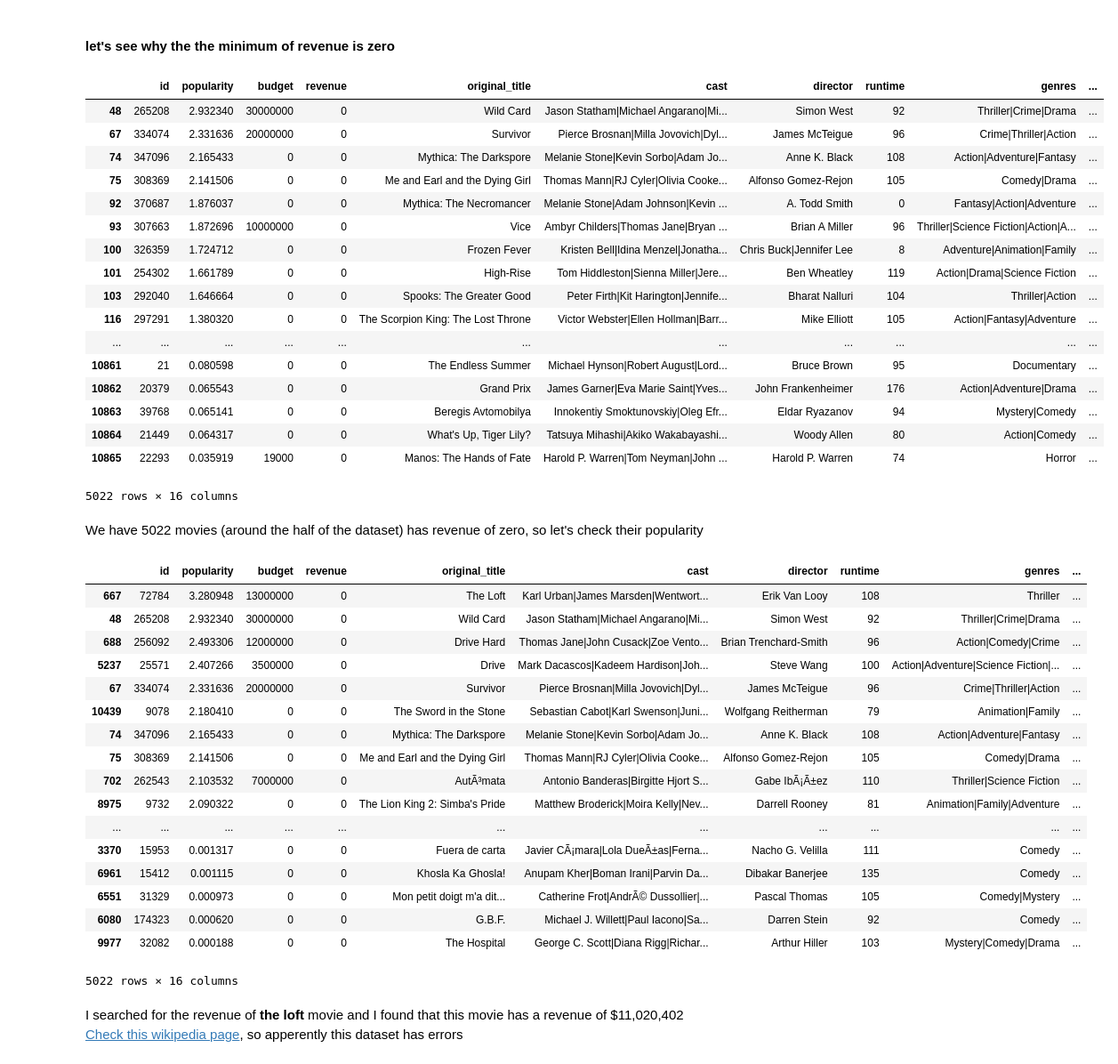
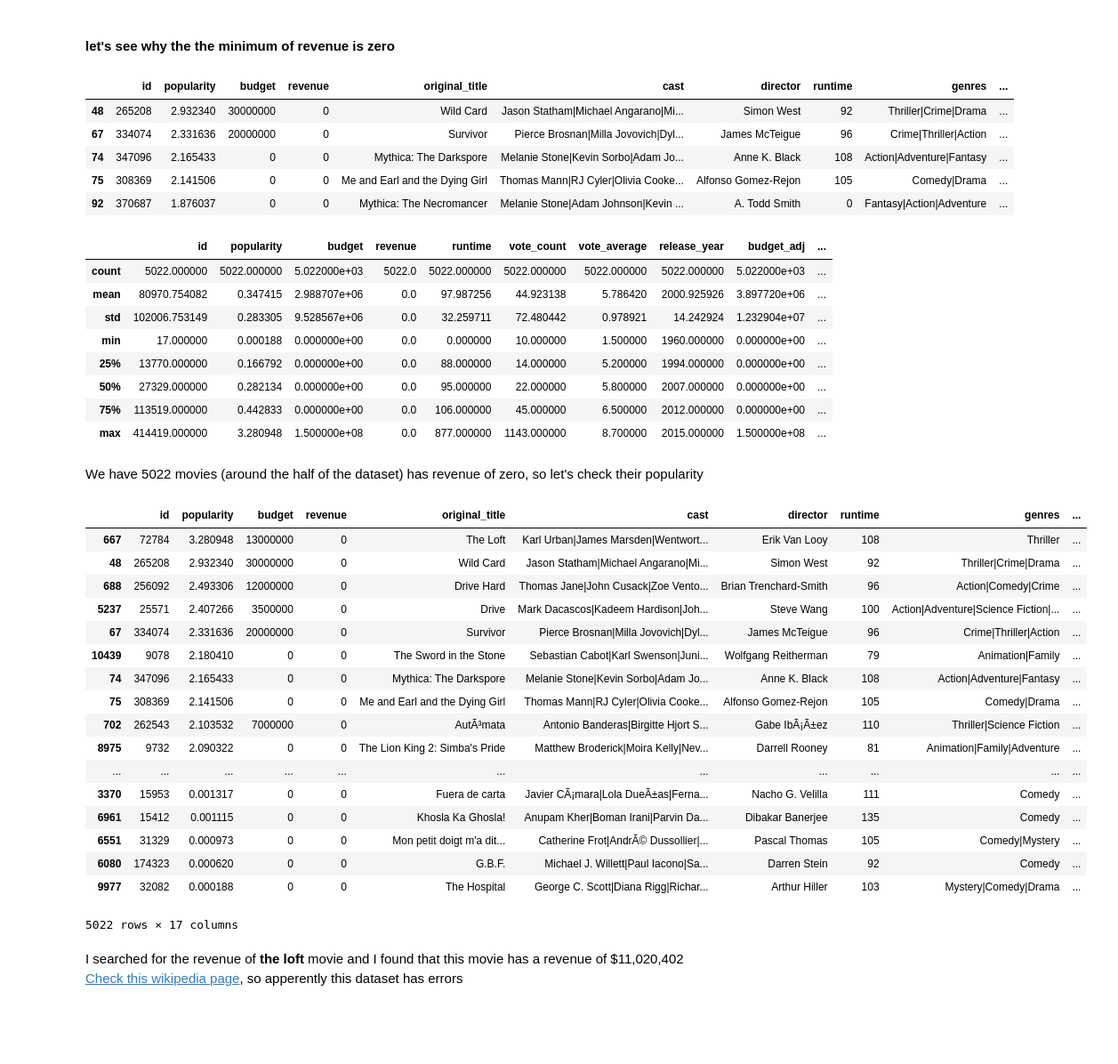
Before and after one commit to Muhammad-Elgendi/TMDb-data-analysis, a Jupyter notebook: Investigate_a_Dataset.ipynb, the cells around one changed output. Shown at 89% size. Cells and saved outputs as stored; diff of their text form; code cells hidden in the pictures; blank space fills up the shorter version.

```diff
--- a/Investigate_a_Dataset.ipynb
+++ b/Investigate_a_Dataset.ipynb
@@ -192,3 +192,7 @@ movie_df.drop_duplicates(inplace=True)
 movie_df[movie_df.duplicated()]
 # %% [output]
 |  | id | popularity | budget | revenue | original_title | cast | director | runtime | genres | ... |
+# %%
+# add gross profit feature which will be revenue - budget
+movie_df['gross_profit'] = movie_df['revenue'] - movie_df['budget']
+movie_df.head(3)
@@ -194,0 +204,11 @@ movie_df[movie_df.duplicated()]
+# %%
+# a function that takes a dataframe and sort it with gross_profit
+def sort_by_gross_profit(df):
+    '''
+    Takes a pandas dataframe and sort it by gross_profit in descending order
+    Returns : the sorted dataframe
+    '''
+    return df.sort_values(by='gross_profit',ascending=False)
+# %%
+# let's take a look at Top-Grossing Movies
+sort_by_gross_profit(movie_df).head()
@@ -760,31 +824,33 @@ movie_df.describe()
 #### let's see why the the minimum of revenue is zero
 # %%
 # show movies that has zero revenue
-movie_df[movie_df.revenue == 0]
+zero_revenue = movie_df[movie_df.revenue == 0]
+zero_revenue.head()
 # %% [output]
 |  | id | popularity | budget | revenue | original_title | cast | director | runtime | genres | ... |
 | 48 | 265208 | 2.932340 | 30000000 | 0 | Wild Card | Jason Statham|Michael Angarano|Mi... | Simon West | 92 | Thriller|Crime|Drama | ... |
 | 67 | 334074 | 2.331636 | 20000000 | 0 | Survivor | Pierce Brosnan|Milla Jovovich|Dyl... | James McTeigue | 96 | Crime|Thriller|Action | ... |
 | 74 | 347096 | 2.165433 | 0 | 0 | Mythica: The Darkspore | Melanie Stone|Kevin Sorbo|Adam Jo... | Anne K. Black | 108 | Action|Adventure|Fantasy | ... |
 | 75 | 308369 | 2.141506 | 0 | 0 | Me and Earl and the Dying Girl | Thomas Mann|RJ Cyler|Olivia Cooke... | Alfonso Gomez-Rejon | 105 | Comedy|Drama | ... |
 | 92 | 370687 | 1.876037 | 0 | 0 | Mythica: The Necromancer | Melanie Stone|Adam Johnson|Kevin ... | A. Todd Smith | 0 | Fantasy|Action|Adventure | ... |
-| 93 | 307663 | 1.872696 | 10000000 | 0 | Vice | Ambyr Childers|Thomas Jane|Bryan ... | Brian A Miller | 96 | Thriller|Science Fiction|Action|A... | ... |
-| 100 | 326359 | 1.724712 | 0 | 0 | Frozen Fever | Kristen Bell|Idina Menzel|Jonatha... | Chris Buck|Jennifer Lee | 8 | Adventure|Animation|Family | ... |
-| 101 | 254302 | 1.661789 | 0 | 0 | High-Rise | Tom Hiddleston|Sienna Miller|Jere... | Ben Wheatley | 119 | Action|Drama|Science Fiction | ... |
-| 103 | 292040 | 1.646664 | 0 | 0 | Spooks: The Greater Good | Peter Firth|Kit Harington|Jennife... | Bharat Nalluri | 104 | Thriller|Action | ... |
-| 116 | 297291 | 1.380320 | 0 | 0 | The Scorpion King: The Lost Throne | Victor Webster|Ellen Hollman|Barr... | Mike Elliott | 105 | Action|Fantasy|Adventure | ... |
-| ... | ... | ... | ... | ... | ... | ... | ... | ... | ... | ... |
-| 10861 | 21 | 0.080598 | 0 | 0 | The Endless Summer | Michael Hynson|Robert August|Lord... | Bruce Brown | 95 | Documentary | ... |
-| 10862 | 20379 | 0.065543 | 0 | 0 | Grand Prix | James Garner|Eva Marie Saint|Yves... | John Frankenheimer | 176 | Action|Adventure|Drama | ... |
-| 10863 | 39768 | 0.065141 | 0 | 0 | Beregis Avtomobilya | Innokentiy Smoktunovskiy|Oleg Efr... | Eldar Ryazanov | 94 | Mystery|Comedy | ... |
-| 10864 | 21449 | 0.064317 | 0 | 0 | What's Up, Tiger Lily? | Tatsuya Mihashi|Akiko Wakabayashi... | Woody Allen | 80 | Action|Comedy | ... |
-| 10865 | 22293 | 0.035919 | 19000 | 0 | Manos: The Hands of Fate | Harold P. Warren|Tom Neyman|John ... | Harold P. Warren | 74 | Horror | ... |
-5022 rows × 16 columns
+# %%
+# show summary statistics
+zero_revenue.describe()
+# %% [output]
+|  | id | popularity | budget | revenue | runtime | vote_count | vote_average | release_year | budget_adj | ... |
+| count | 5022.000000 | 5022.000000 | 5.022000e+03 | 5022.0 | 5022.000000 | 5022.000000 | 5022.000000 | 5022.000000 | 5.022000e+03 | ... |
+| mean | 80970.754082 | 0.347415 | 2.988707e+06 | 0.0 | 97.987256 | 44.923138 | 5.786420 | 2000.925926 | 3.897720e+06 | ... |
+| std | 102006.753149 | 0.283305 | 9.528567e+06 | 0.0 | 32.259711 | 72.480442 | 0.978921 | 14.242924 | 1.232904e+07 | ... |
+| min | 17.000000 | 0.000188 | 0.000000e+00 | 0.0 | 0.000000 | 10.000000 | 1.500000 | 1960.000000 | 0.000000e+00 | ... |
+| 25% | 13770.000000 | 0.166792 | 0.000000e+00 | 0.0 | 88.000000 | 14.000000 | 5.200000 | 1994.000000 | 0.000000e+00 | ... |
+| 50% | 27329.000000 | 0.282134 | 0.000000e+00 | 0.0 | 95.000000 | 22.000000 | 5.800000 | 2007.000000 | 0.000000e+00 | ... |
+| 75% | 113519.000000 | 0.442833 | 0.000000e+00 | 0.0 | 106.000000 | 45.000000 | 6.500000 | 2012.000000 | 0.000000e+00 | ... |
+| max | 414419.000000 | 3.280948 | 1.500000e+08 | 0.0 | 877.000000 | 1143.000000 | 8.700000 | 2015.000000 | 1.500000e+08 | ... |
 # %% [markdown]
 We have 5022 movies (around the half of the dataset) has revenue of zero, so let's check their popularity
 # %%
 # sort these movies on popularity
-movie_df[movie_df.revenue == 0].sort_values('popularity',ascending=False)
+zero_revenue.sort_values('popularity',ascending=False)
 # %% [output]
 |  | id | popularity | budget | revenue | original_title | cast | director | runtime | genres | ... |
 | 667 | 72784 | 3.280948 | 13000000 | 0 | The Loft | Karl Urban|James Marsden|Wentwort... | Erik Van Looy | 108 | Thriller | ... |
@@ -803,7 +869,7 @@ movie_df[movie_df.revenue == 0].sort_values('popularity',ascending=False)
 | 6551 | 31329 | 0.000973 | 0 | 0 | Mon petit doigt m'a dit... | Catherine Frot|AndrÃ© Dussollier|... | Pascal Thomas | 105 | Comedy|Mystery | ... |
 | 6080 | 174323 | 0.000620 | 0 | 0 | G.B.F. | Michael J. Willett|Paul Iacono|Sa... | Darren Stein | 92 | Comedy | ... |
 | 9977 | 32082 | 0.000188 | 0 | 0 | The Hospital | George C. Scott|Diana Rigg|Richar... | Arthur Hiller | 103 | Mystery|Comedy|Drama | ... |
-5022 rows × 16 columns
+5022 rows × 17 columns
 # %% [markdown]
 I searched for the revenue of **the loft** movie and I found that this movie has a revenue of $11,020,402 <a href="https://en.wikipedia.org/wiki/The_Loft_(film)">Check this wikipedia page</a>, so apperently this dataset has errors
 # %%
```
Also changed, not shown: parts of 38 cells of this notebook.
